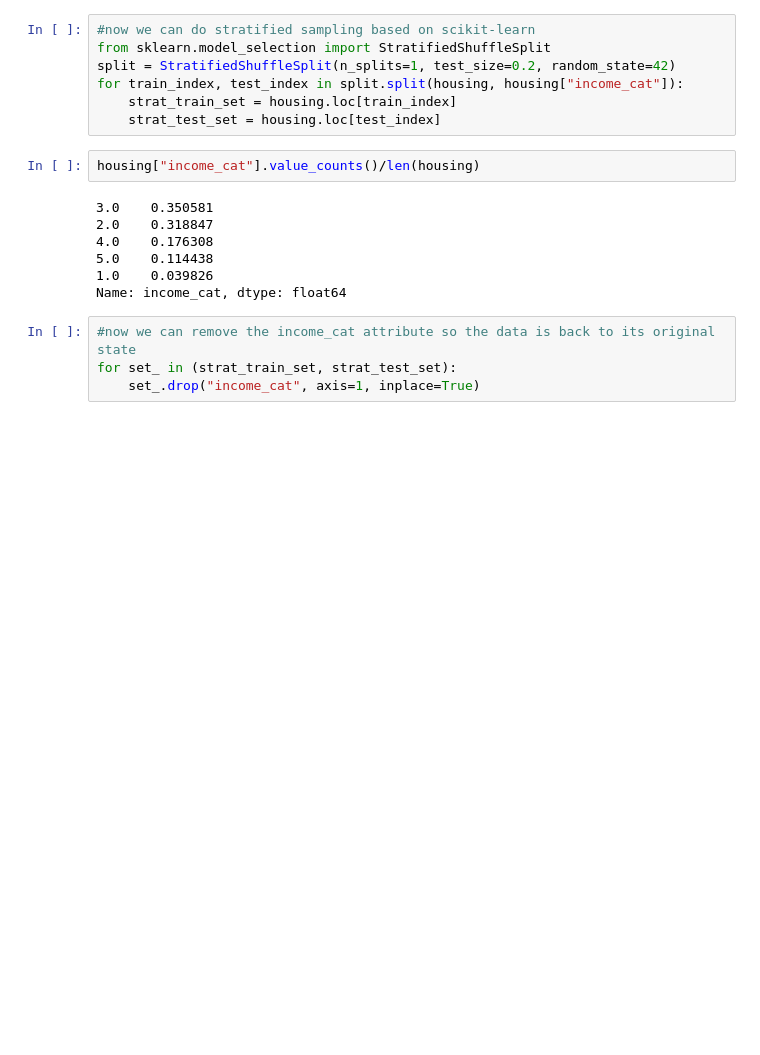
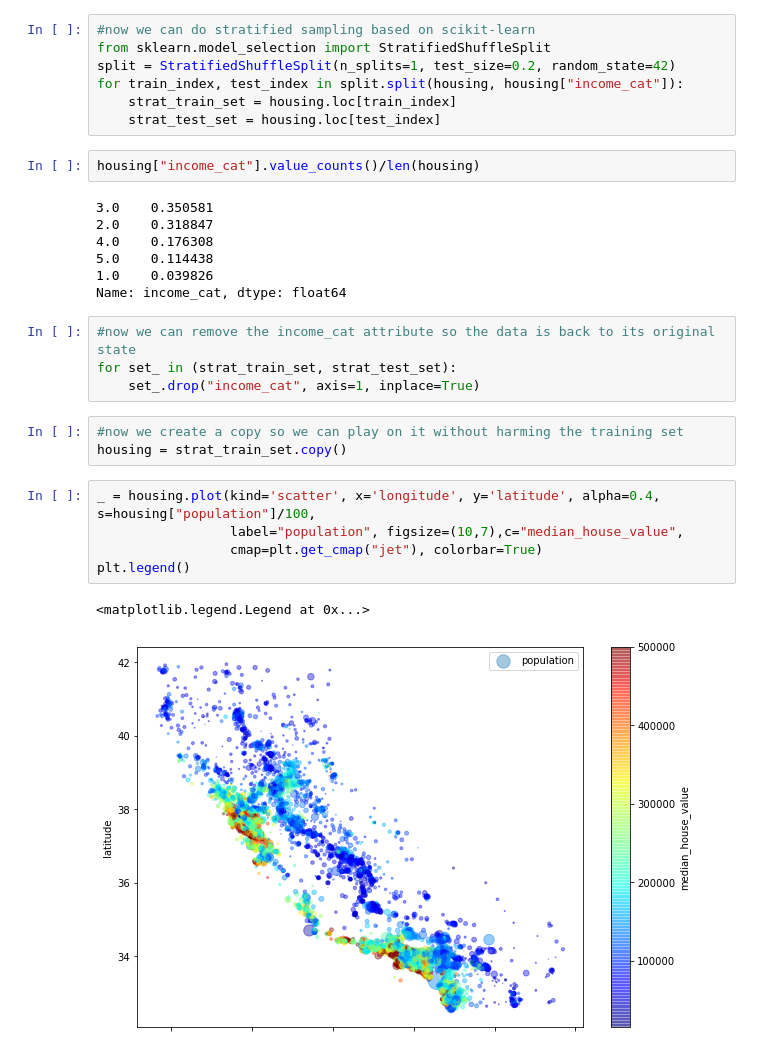
Before and after one commit to carriere4/tensor-work, a Jupyter notebook: HousingExercise.ipynb, the cells around one changed output. Cells and saved outputs as stored; diff of their text form; blank space fills up the shorter version.

```diff
--- a/HousingExercise.ipynb
+++ b/HousingExercise.ipynb
@@ -120,3 +120,14 @@ Name: income_cat, dtype: float64
 #now we can remove the income_cat attribute so the data is back to its original state
 for set_ in (strat_train_set, strat_test_set):
     set_.drop("income_cat", axis=1, inplace=True)
+# %%
+#now we create a copy so we can play on it without harming the training set
+housing = strat_train_set.copy()
+# %%
+_ = housing.plot(kind='scatter', x='longitude', y='latitude', alpha=0.4, s=housing["population"]/100,
+                 label="population", figsize=(10,7),c="median_house_value",
+                 cmap=plt.get_cmap("jet"), colorbar=True)
+plt.legend()
+# %% [output]
+<matplotlib.legend.Legend at 0x...>
+[figure, added]
```
Also changed, not shown: parts of 2 cells of this notebook.
